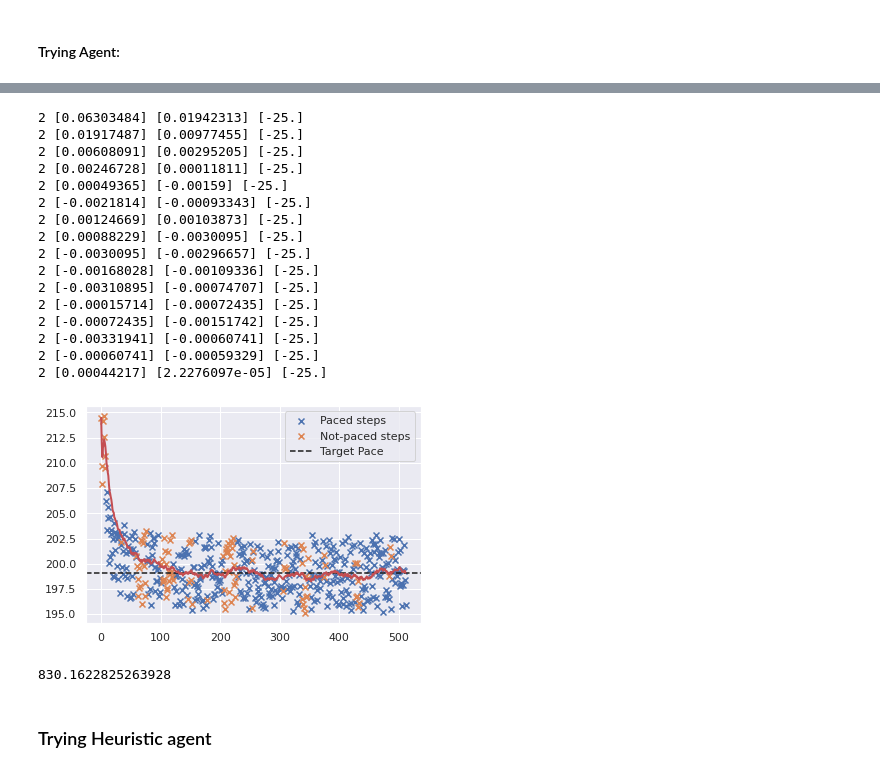
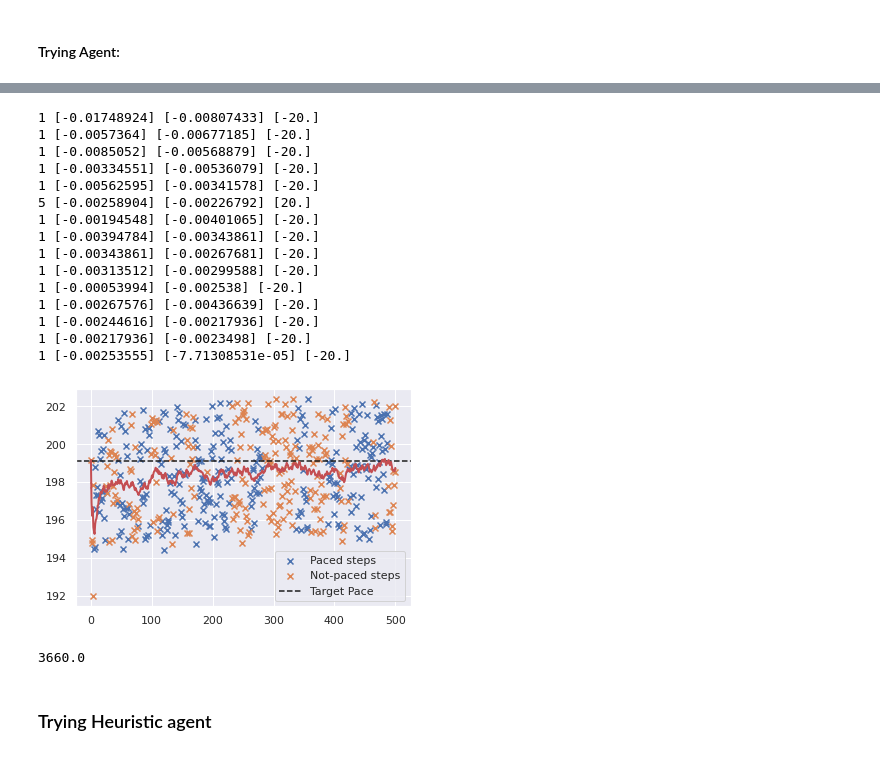
Before and after one commit to jemolano1498/OPPOSD_algorithm, a Jupyter notebook: data_analysis/REINFORCE_running.ipynb, the cells around one changed output, grey strips where cells are left out. Cells and saved outputs as stored; diff of their text form; code cells hidden in the pictures.

Commit message:
first try with LSTM_extended actions set

```diff
--- a/data_analysis/REINFORCE_running.ipynb
+++ b/data_analysis/REINFORCE_running.ipynb
@@ -67,6 +100,7 @@ def select_action(network, state):
 
     #convert state to float tensor, add 1 dimension, allocate tensor on device
     state = torch.from_numpy(state).float().unsqueeze(0).to(DEVICE)
+    state = torch.reshape(state, (state.shape[0], 1, state.shape[1]))
 
     #use network to predict action probabilities
     action_probs = network(state)
@@ -82,7 +116,15 @@ def select_action(network, state):
 env = EnvWrapper(pref_pace, target_pace)
 
 #Init network
-network = PolicyNetwork(1, 10).to(DEVICE)
+# network = PolicyNetwork(1, 10).to(DEVICE)
+
+input_size = 1 #number of features
+hidden_size = 2 #number of features in hidden state
+num_layers = 1 #number of stacked lstm layers
+
+num_classes = 10 #number of output classes
+
+network = LSTM1(num_classes, input_size, hidden_size, num_layers, 1).to(DEVICE)
 
 #Init optimizer
 optimizer = optim.Adam(network.parameters(), lr=1e-2)
@@ -101,7 +143,7 @@ select_action(network, state)
 scores = []
 
 # iterate through episodes
-for episode in tqdm(range(2000)):
+for episode in tqdm(range(NUM_EPISODES)):
 
     # reset environment, initiable variables
     env.reset()
@@ -214,52 +256,51 @@ np.array(try_scores).mean()
 # %%
 env.reset()
 state = env.step(0)[0]
 
 while env.steps < FRAMES:
     action, _ = select_action(network, state)
     new_state, reward, done = env.step(action)
     # if reward < 0:
     #     print(action, state, new_state, reward)
-    if (action != 5):
+    if (action != 0):
     #     # print(action, (state+1)*pref_pace, (new_state+1)*pref_pace, reward)
         print(action, state, new_state, reward)
     state = new_state
 
 x = np.linspace(0, len(env.env_pacing), len(env.env_pacing))
 plt.scatter(x[np.array(env.env_pacing)==1], np.array(env.pace)[np.array(env.env_pacing)==1], marker="x", label='Paced steps')
 plt.scatter(x[np.array(env.env_pacing)==0], np.array(env.pace)[np.array(env.env_pacing)==0], marker="x", label='Not-paced steps')
 
 
 # plt.scatter(x[np.array(env_pacing)==1], np.array(pace)[np.array(env_pacing)==1], marker="x", label='Paced steps')
 # plt.scatter(x[np.array(env_pacing)==0], np.array(pace)[np.array(env_pacing)==0], marker="x", label='Not-paced steps')
 
 # plt.scatter(x[np.array(pacing)==1], np.array(pacing)[np.array(pacing)==1]*181, color='r', marker="x")
 plt.axhline(y=target_pace, color='k', linestyle='--', label='Target Pace')
 
 plt.plot(x, env.state_traj, 'r-', linewidth=2)
 plt.legend()
 plt.show()
 
 print(np.sum(env.rewards))
 # %% [output]
-2 [0.06303484] [0.01942313] [-25.]
-2 [0.01917487] [0.00977455] [-25.]
-2 [0.00608091] [0.00295205] [-25.]
-2 [0.00246728] [0.00011811] [-25.]
-2 [0.00049365] [-0.00159] [-25.]
-2 [-0.0021814] [-0.00093343] [-25.]
-2 [0.00124669] [0.00103873] [-25.]
-2 [0.00088229] [-0.0030095] [-25.]
-2 [-0.0030095] [-0.00296657] [-25.]
-2 [-0.00168028] [-0.00109336] [-25.]
-2 [-0.00310895] [-0.00074707] [-25.]
-2 [-0.00015714] [-0.00072435] [-25.]
-2 [-0.00072435] [-0.00151742] [-25.]
-2 [-0.00331941] [-0.00060741] [-25.]
-2 [-0.00060741] [-0.00059329] [-25.]
-2 [0.00044217] [2.2276097e-05] [-25.]
+1 [-0.01748924] [-0.00807433] [-20.]
+1 [-0.0057364] [-0.00677185] [-20.]
+1 [-0.0085052] [-0.00568879] [-20.]
+1 [-0.00334551] [-0.00536079] [-20.]
+1 [-0.00562595] [-0.00341578] [-20.]
+5 [-0.00258904] [-0.00226792] [20.]
+1 [-0.00194548] [-0.00401065] [-20.]
+1 [-0.00394784] [-0.00343861] [-20.]
+1 [-0.00343861] [-0.00267681] [-20.]
+1 [-0.00313512] [-0.00299588] [-20.]
+1 [-0.00053994] [-0.002538] [-20.]
+1 [-0.00267576] [-0.00436639] [-20.]
+1 [-0.00244616] [-0.00217936] [-20.]
+1 [-0.00217936] [-0.0023498] [-20.]
+1 [-0.00253555] [-7.71308531e-05] [-20.]
-[figure, old version]
+[figure, new version]
-830.1622825263928
+3660.0
 # %% [markdown]
 ### Trying Heuristic agent
 # %%
```
Also changed, not shown: parts of 5 cells of this notebook, 4 other files.
